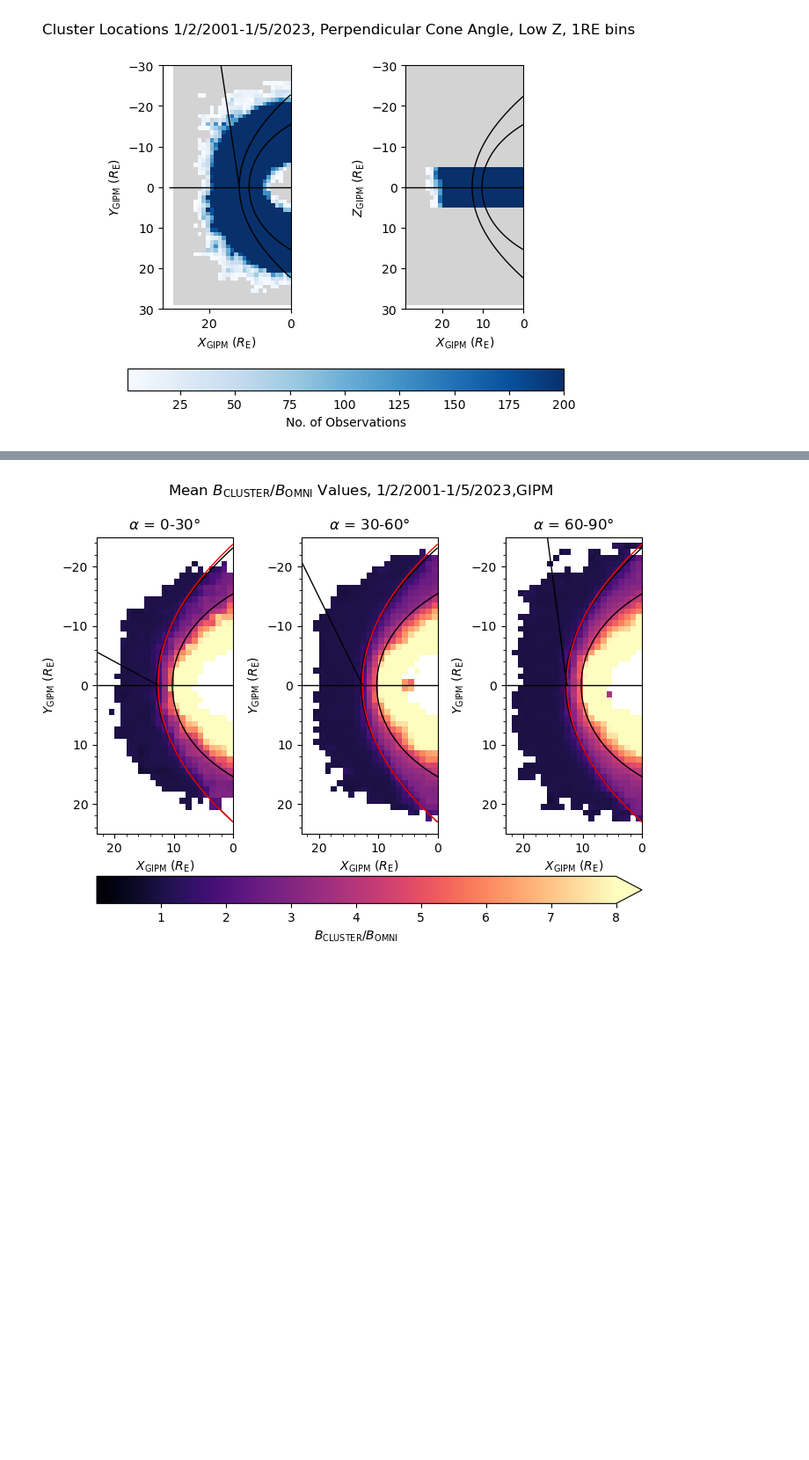
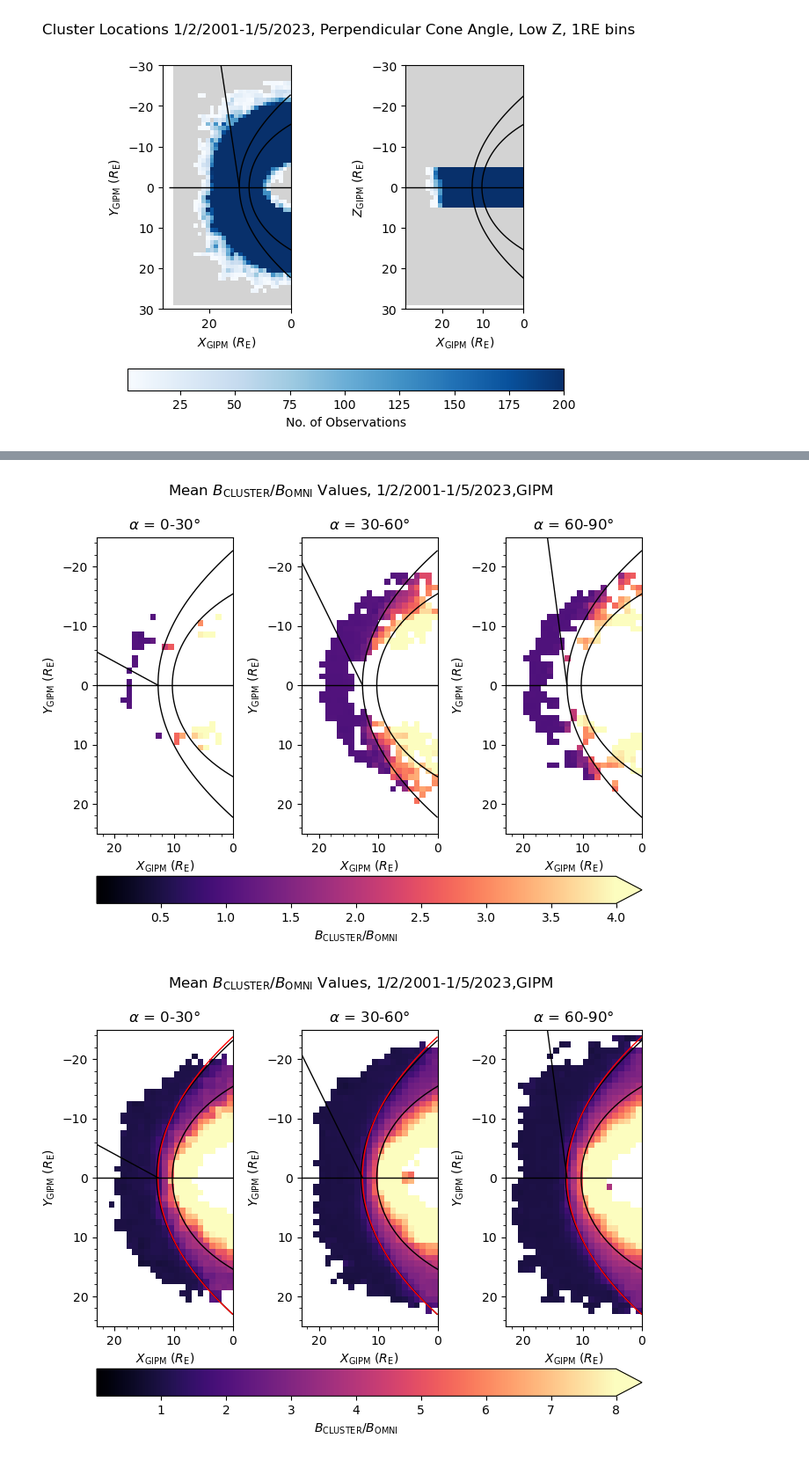
Before and after one commit to solarwindstream/gipm-mapping, a Jupyter notebook: Fine_Binning_Magnetic_Compression.ipynb, the cells around one changed output, grey strips where cells are left out. Shown at 88% size. Saved outputs shown, nothing was run; the diff lists cells and outputs as text; code cells hidden in the pictures; blank space fills up the shorter version.

```diff
--- a/Fine_Binning_Magnetic_Compression.ipynb
+++ b/Fine_Binning_Magnetic_Compression.ipynb
@@ -62,7 +29,7 @@ XMA_all = 10
 
 list_all = []
 
-path = "/Users/apx059/Documents/GIPM_22Years_2mins/**"
+path = "/Users/apx059/Documents/Integrated_CSVs_2003/**"
 
 for path in glob.glob(path, recursive=True):
     list_all.append(path)
@@ -92,3 +76,9 @@ df_perpendicular = cl_all.loc[(cl_all['cone angle'] > 60) & (cl_all['GIPM X'].no
+# %%
+#make new MEDIAN dataframes split by 1. cone angle and 2. MA
+
+df_radial_med = cl_all.loc[(cl_all['cone angle (median)'] < 30) & (cl_all['GIPM X (OMNI median)'].notnull())]
+df_spiral_med = cl_all.loc[(cl_all['cone angle (median)'] > 30) & (cl_all['cone angle (median)'] < 60) & (cl_all['GIPM X (OMNI median)'].notnull())]
+df_perpendicular_med = cl_all.loc[(cl_all['cone angle (median)'] > 60) & (cl_all['GIPM X (OMNI median)'].notnull())]
 # %%
 #now break up by MA. MA ranges <5, 5-10, 10-15, 15-20, >20
 
@@ -1411,7 +1484,7 @@ def binned_plot(rad_list, spir_list, perp_list, bin_size, x_limit, y_limit):
 
     start_index = 0
 
-    for ax, Bmap, title, tan_angle in zip([ax0, ax1, ax2], [rad_list, spir_list, perp_list], title_list, angle_list):
+    for ax, Bmap, title, tan_angle in zip(['ax0', 'ax1', 'ax2'], [rad_list, spir_list, perp_list], title_list, angle_list):
 
         x_mesh = np.arange(0, 25, bin_size)
         y_mesh = np.arange(-26, 26, bin_size)
@@ -1467,5 +1540,9 @@ def binned_plot(rad_list, spir_list, perp_list, bin_size, x_limit, y_limit):
 mean_rat_rad = bin_lister(df_radial, 1)
 mean_rat_spir = bin_lister(df_spiral, 1)
 mean_rat_perp = bin_lister(df_perpendicular, 1)
+# %%
+mean_rat_rad_med = bin_lister(df_radial_med, 1)
+mean_rat_spir_med = bin_lister(df_spiral_med, 1)
+mean_rat_perp_med = bin_lister(df_perpendicular_med, 1)
 # %%
 binned_plot(mean_rat_rad, mean_rat_spir, mean_rat_perp, 1, x_limit=23, y_limit=25)
@@ -1472,3 +1551,7 @@ binned_plot(mean_rat_rad, mean_rat_spir, mean_rat_perp, 1, x_limit=23, y_limit=2
+# %%
+binned_plot(mean_rat_rad_med, mean_rat_spir_med, mean_rat_perp_med, 1, x_limit=23, y_limit=25)
+# %% [output]
+[figure, added]
 # %%
 #plotting function
 
```
Also changed, not shown: parts of 7 cells of this notebook.
